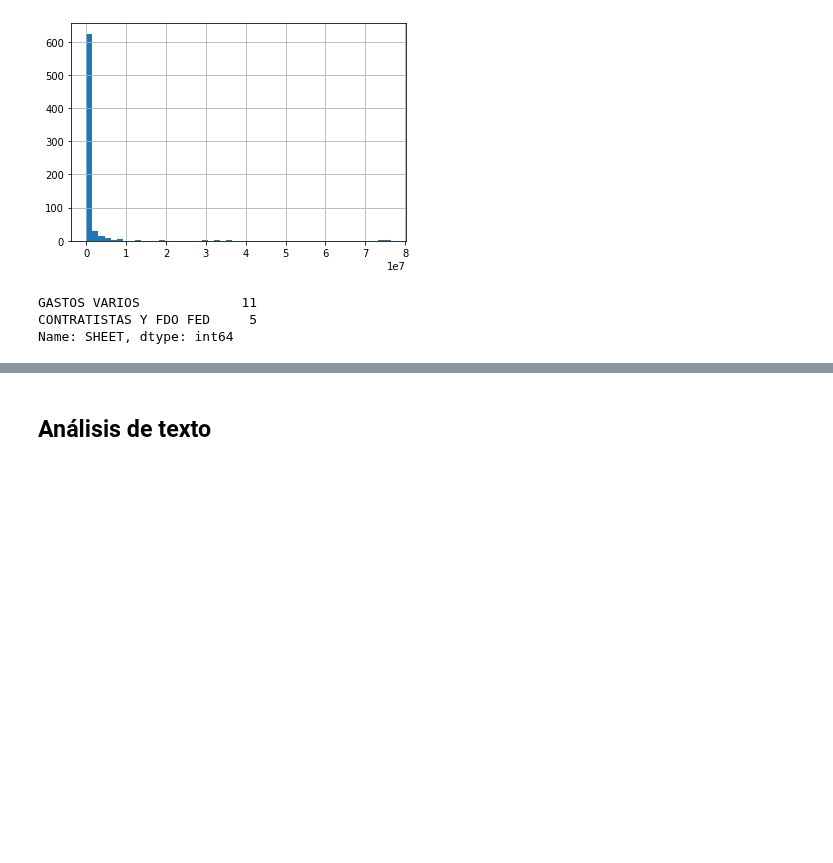
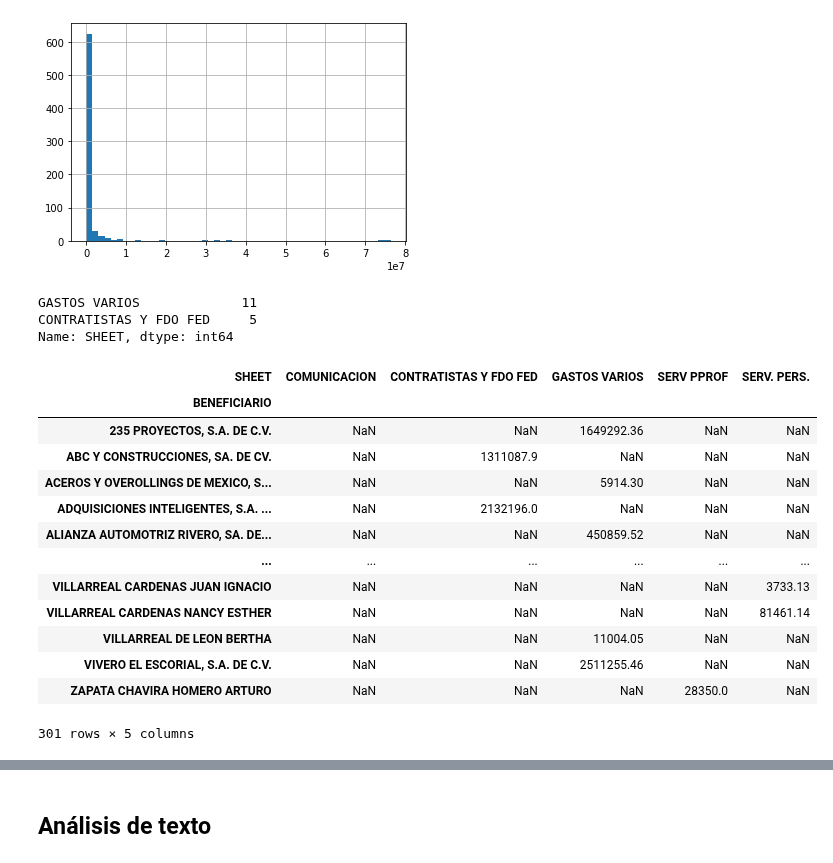
Before and after one commit to alexpin/Curso-Python, a Jupyter notebook: EDA/2_exploracion.ipynb, the cells around one changed output, grey strips where cells are left out. Saved outputs shown, nothing was run; the diff lists cells and outputs as text; code cells hidden in the pictures; blank space fills up the shorter version.

```diff
--- a/EDA/2_exploracion.ipynb
+++ b/EDA/2_exploracion.ipynb
@@ -171,6 +201,23 @@ CONTRATISTAS Y FDO FED     5
 Name: SHEET, dtype: int64
 # %%
 compras_sheet_beneficiario = compras_df.groupby(['BENEFICIARIO', 'SHEET']).sum()['IMPORTE'].sort_values().unstack('SHEET')
+# %%
+compras_sheet_beneficiario
+# %% [output]
+| SHEET | COMUNICACION | CONTRATISTAS Y FDO FED | GASTOS VARIOS | SERV PPROF | SERV. PERS. |
+| BENEFICIARIO |  |  |  |  |  |
+| 235 PROYECTOS, S.A. DE C.V. | NaN | NaN | 1649292.36 | NaN | NaN |
+| ABC Y CONSTRUCCIONES, SA. DE CV. | NaN | 1311087.9 | NaN | NaN | NaN |
+| ACEROS Y OVEROLLINGS DE MEXICO, S... | NaN | NaN | 5914.30 | NaN | NaN |
+| ADQUISICIONES INTELIGENTES, S.A. ... | NaN | 2132196.0 | NaN | NaN | NaN |
+| ALIANZA AUTOMOTRIZ RIVERO, SA. DE... | NaN | NaN | 450859.52 | NaN | NaN |
+| ... | ... | ... | ... | ... | ... |
+| VILLARREAL CARDENAS JUAN IGNACIO | NaN | NaN | NaN | NaN | 3733.13 |
+| VILLARREAL CARDENAS NANCY ESTHER | NaN | NaN | NaN | NaN | 81461.14 |
+| VILLARREAL DE LEON BERTHA | NaN | NaN | 11004.05 | NaN | NaN |
+| VIVERO EL ESCORIAL, S.A. DE C.V. | NaN | NaN | 2511255.46 | NaN | NaN |
+| ZAPATA CHAVIRA HOMERO ARTURO | NaN | NaN | NaN | 28350.0 | NaN |
+301 rows × 5 columns
 # %%
 top_beneficiarios = compras_df.groupby('BENEFICIARIO')['IMPORTE'].sum().sort_values(ascending=False).index[0:10]
 # %%
```
Also changed, not shown: parts of 11 cells of this notebook.
